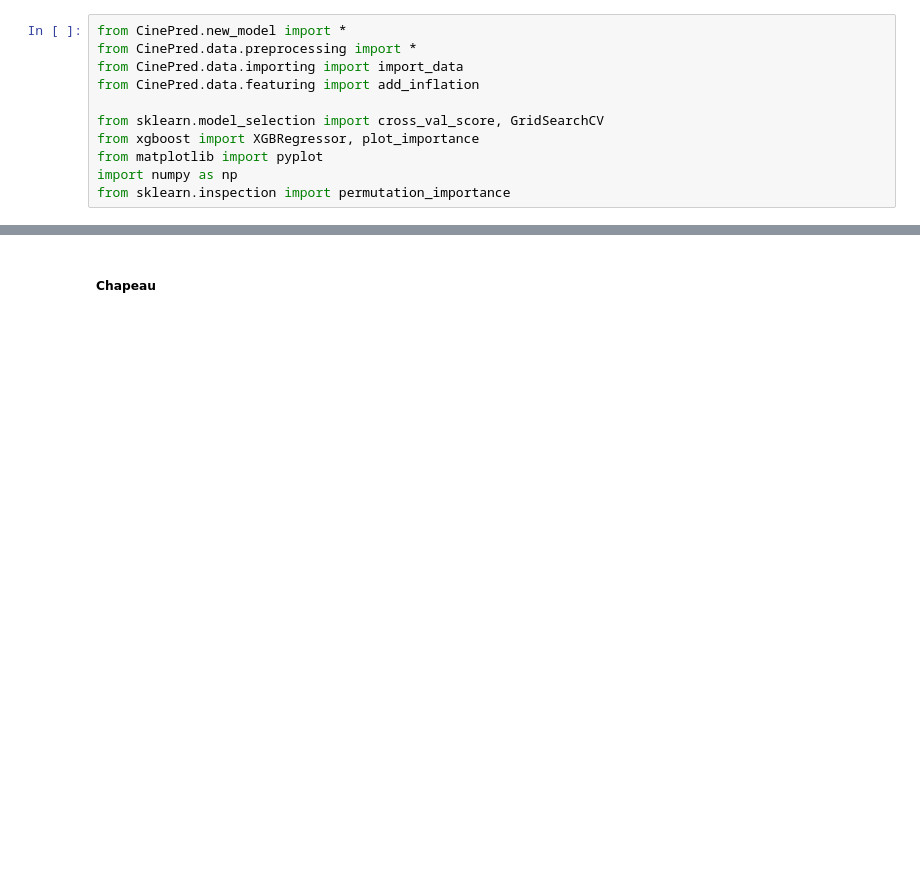
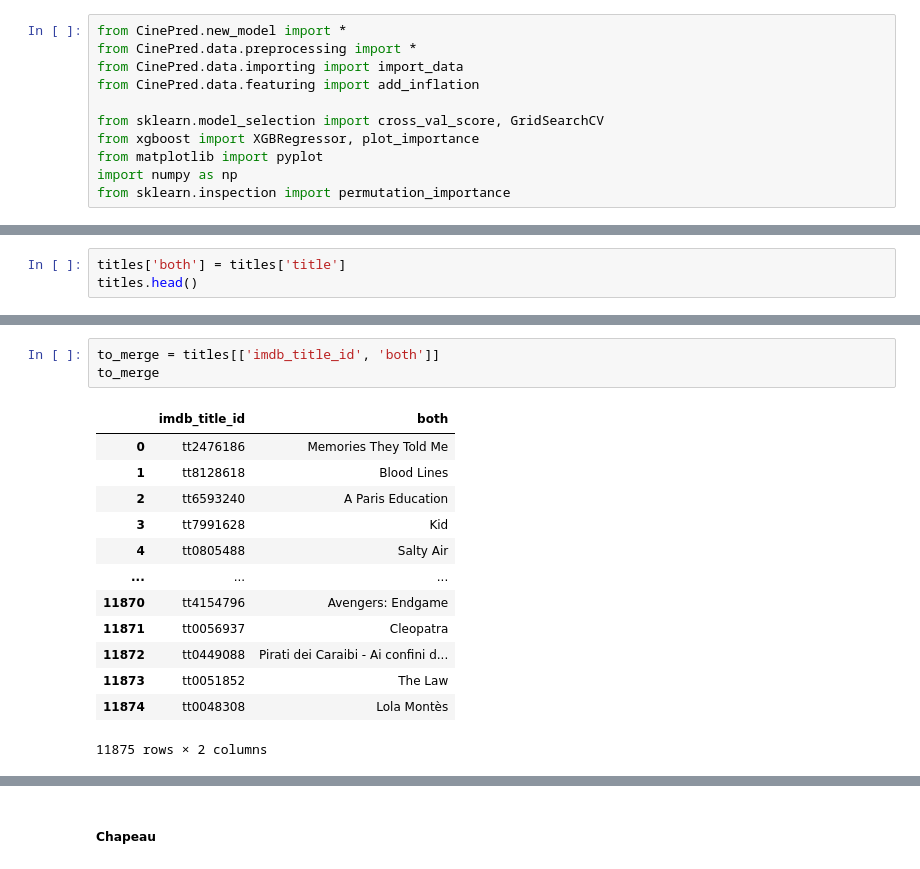
Before and after one commit to OscarTou/CinePred, a Jupyter notebook: notebooks/Untitled1.ipynb, the cells around one changed output, grey strips where cells are left out. Saved outputs shown, nothing was run; the diff lists cells and outputs as text; blank space fills up the shorter version.

```diff
--- a/notebooks/Untitled1.ipynb
+++ b/notebooks/Untitled1.ipynb
@@ -21,0 +98,3 @@ df = preproc(df, path="../raw_data/cat_acteur.csv")
+# %%
+titles['both'] = titles['title']
+titles.head()
@@ -21,0 +177,17 @@ df = preproc(df, path="../raw_data/cat_acteur.csv")
+# %%
+to_merge = titles[['imdb_title_id', 'both']]
+to_merge
+# %% [output]
+|  | imdb_title_id | both |
+| 0 | tt2476186 | Memories They Told Me |
+| 1 | tt8128618 | Blood Lines |
+| 2 | tt6593240 | A Paris Education |
+| 3 | tt7991628 | Kid |
+| 4 | tt0805488 | Salty Air |
+| ... | ... | ... |
+| 11870 | tt4154796 | Avengers: Endgame |
+| 11871 | tt0056937 | Cleopatra |
+| 11872 | tt0449088 | Pirati dei Caraibi - Ai confini d... |
+| 11873 | tt0051852 | The Law |
+| 11874 | tt0048308 | Lola Montès |
+11875 rows × 2 columns
```
Also changed, not shown: parts of 35 cells of this notebook.
